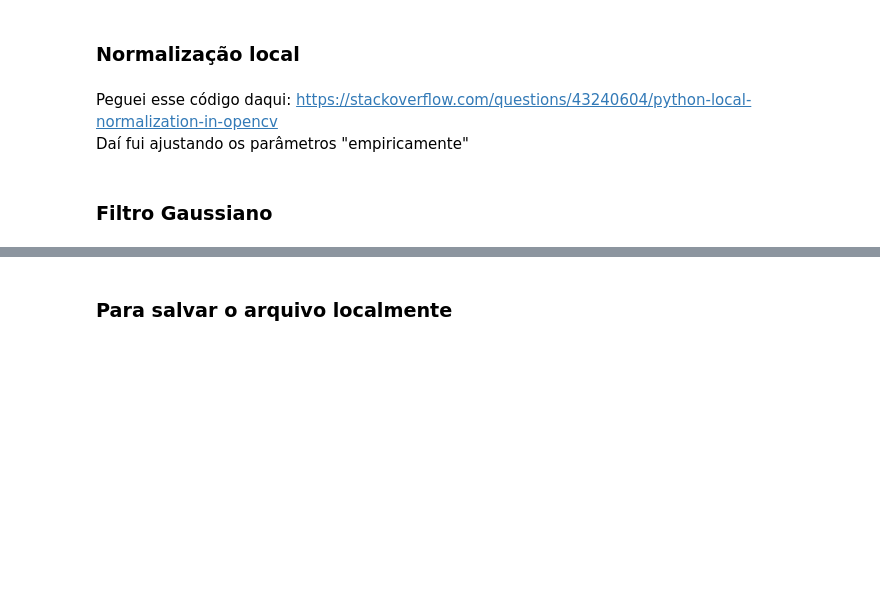
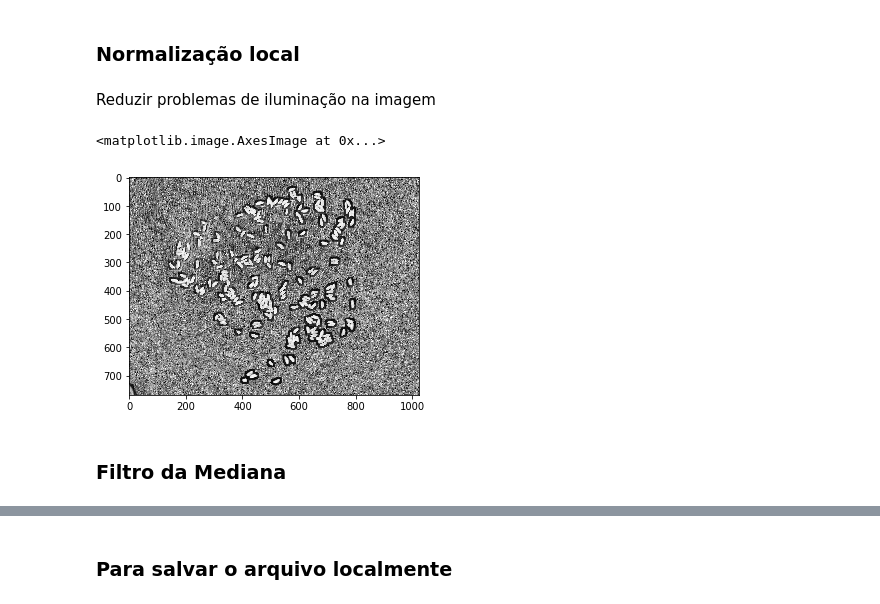
Before and after one commit to cordeirolibel/pdi, a Jupyter notebook: T04/desafio.ipynb, the cells around one changed output, grey strips where cells are left out. Saved outputs shown, nothing was run; the diff lists cells and outputs as text; code cells hidden in the pictures; blank space fills up the shorter version.

```diff
--- a/T04/desafio.ipynb
+++ b/T04/desafio.ipynb
@@ -23,6 +29,3 @@ plt.imshow(imagem_cinza, cmap='gray', vmin=0, vmax=255) #As cores ficam zoadas n
 imagem = imagem_cinza
 # %% [markdown]
 ### Normalização local
-# %% [markdown]
-Peguei esse código daqui: https://stackoverflow.com/questions/43240604/python-local-normalization-in-opencv<br>
-Daí fui ajustando os parâmetros "empiricamente"
@@ -43,2 +32,14 @@ plt.imshow(imagem_normalizada, cmap='gray')
-# %%
-imagem = imagem_normalizada
+# %% [markdown]
+Reduzir problemas de iluminação na imagem
+# %%
+tamanho_janela = 13
+kernel = np.ones((tamanho_janela, tamanho_janela),np.uint8)
+minimo = cv2.erode(imagem, kernel)
+maximo = cv2.dilate(imagem, kernel)
+
+imagem_normalizada_local = (imagem - minimo) / (maximo - minimo)
+
+plt.imshow(imagem_normalizada_local, cmap='gray')
+# %% [output]
+<matplotlib.image.AxesImage at 0x...>
+[figure, added]
@@ -45,2 +48,2 @@ imagem = imagem_normalizada
 # %% [markdown]
-### Filtro Gaussiano
+### Filtro da Mediana
```
Also changed, not shown: parts of 15 cells of this notebook.
